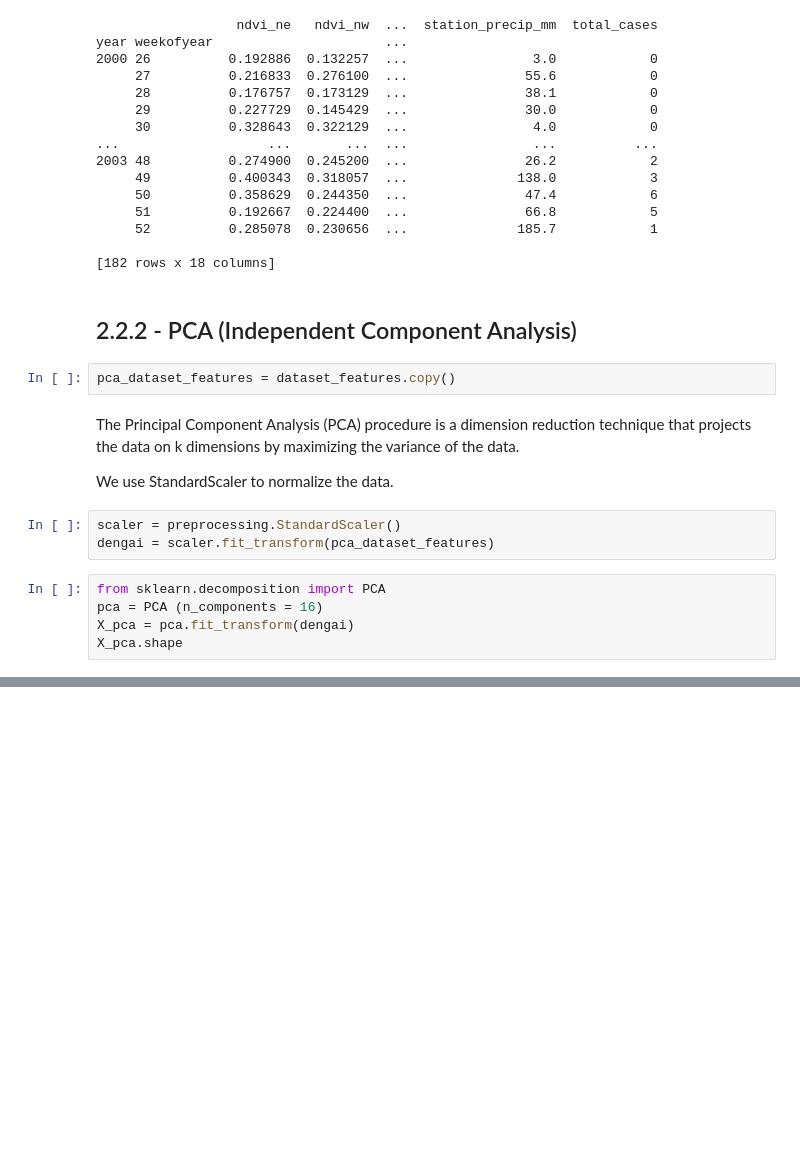
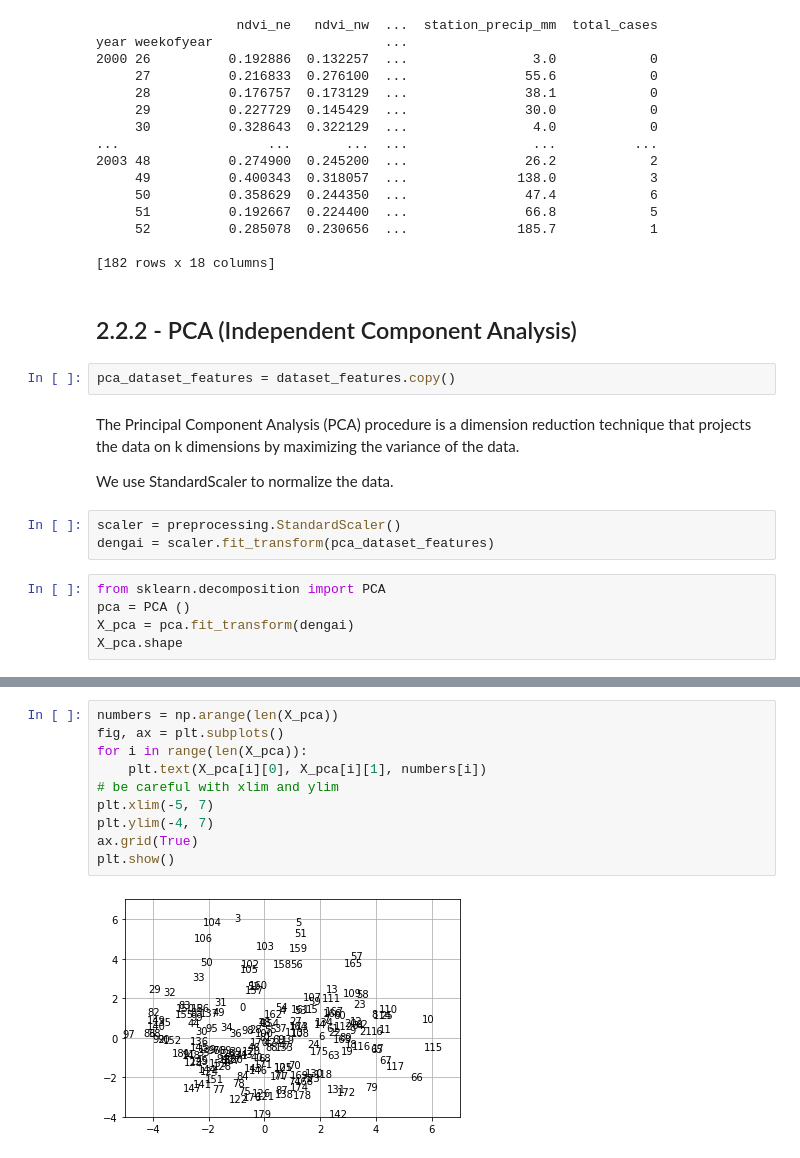
Before and after one commit to eduardez/Machine-Learning-ESI, a Jupyter notebook: ELM_Iquitos(00_03)L.ipynb, the cells around one changed output, grey strips where cells are left out. Drawn from its saved outputs; the diff is of its cells as text; blank space fills up the shorter version.

```diff
--- a/ELM_Iquitos(00_03)L.ipynb
+++ b/ELM_Iquitos(00_03)L.ipynb
@@ -296,7 +297,7 @@ scaler = preprocessing.StandardScaler()
 dengai = scaler.fit_transform(pca_dataset_features)
 # %%
 from sklearn.decomposition import PCA
-pca = PCA (n_components = 16)
+pca = PCA ()
 X_pca = pca.fit_transform(dengai)
 X_pca.shape
 # %% [output]
@@ -306,2 +317,14 @@ pd.DataFrame(numpy.matrix.transpose(dengai.components_), columns=['PC-1', 'PC-2'
 # %% [output]
 AttributeError: ignored
+# %%
+numbers = np.arange(len(X_pca))
+fig, ax = plt.subplots()
+for i in range(len(X_pca)):
+    plt.text(X_pca[i][0], X_pca[i][1], numbers[i])
+# be careful with xlim and ylim
+plt.xlim(-5, 7)
+plt.ylim(-4, 7)
+ax.grid(True)
+plt.show()
+# %% [output]
+[figure, added]
```
Also changed, not shown: parts of 4 cells of this notebook.
